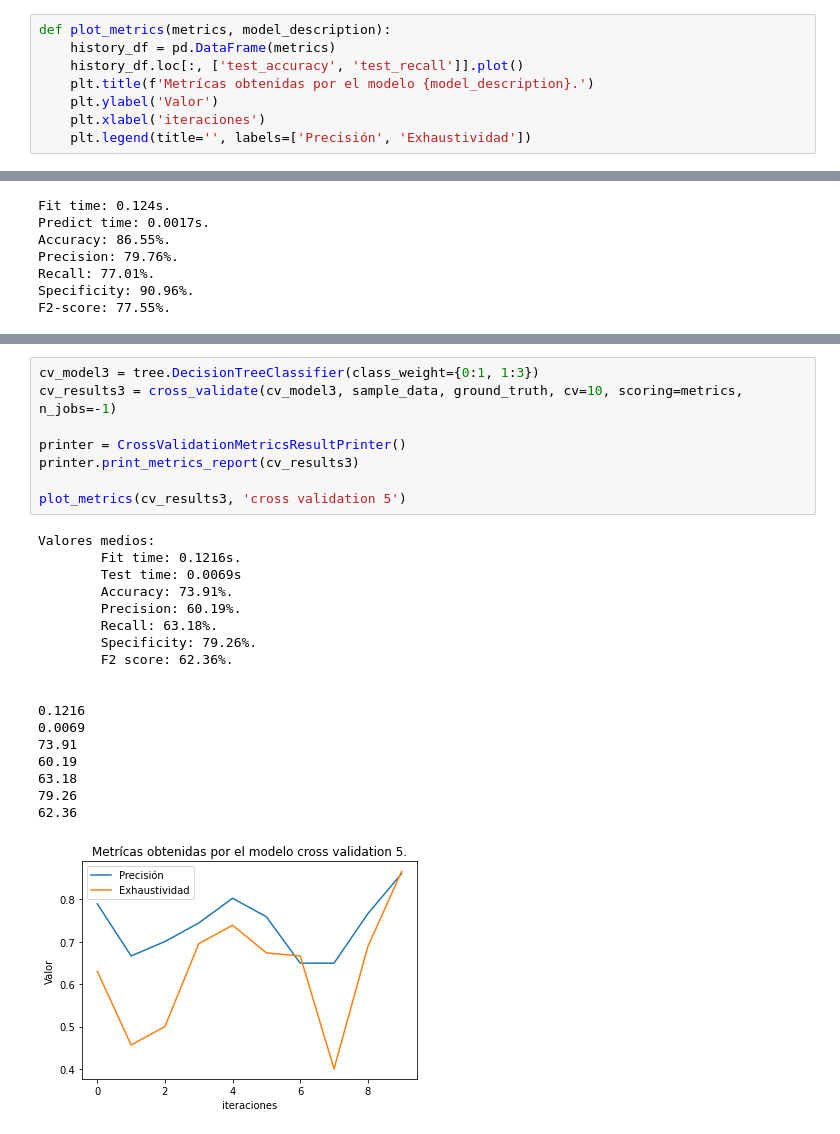
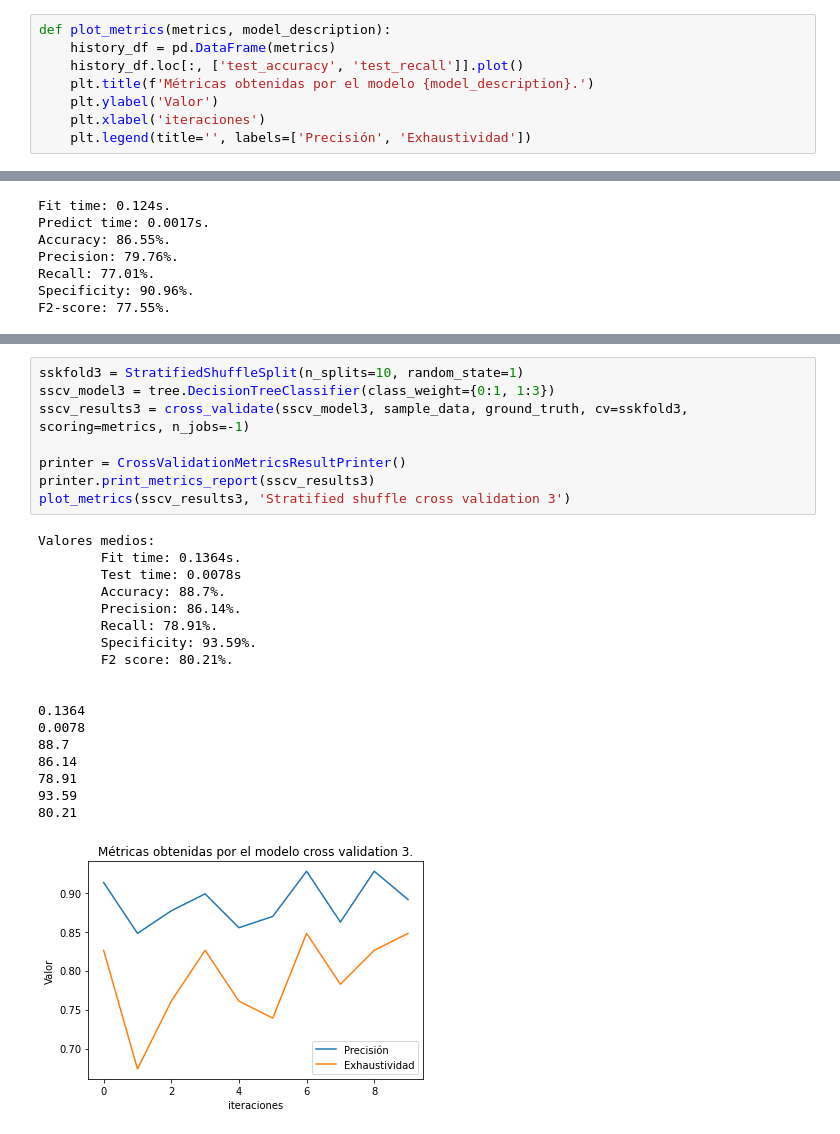
Before and after one commit to gusAGR/machine-learning-tfg, a Jupyter notebook: notebooks/Decision Tree.ipynb, the cells around one changed output, grey strips where cells are left out. Cells and saved outputs as stored; diff of their text form.

```diff
--- a/notebooks/Decision Tree.ipynb
+++ b/notebooks/Decision Tree.ipynb
@@ -21,7 +21,7 @@ from src.utils.my_metrics import accuracy_precision_recall_specifity_f2_score
 def plot_metrics(metrics, model_description):
     history_df = pd.DataFrame(metrics)
     history_df.loc[:, ['test_accuracy', 'test_recall']].plot()
-    plt.title(f'Metrícas obtenidas por el modelo {model_description}.')
+    plt.title(f'Métricas obtenidas por el modelo {model_description}.')
     plt.ylabel('Valor')
     plt.xlabel('iteraciones')
     plt.legend(title='', labels=['Precisión', 'Exhaustividad'])
@@ -136,27 +136,27 @@ Valores medios:
 # %%
-cv_model3 = tree.DecisionTreeClassifier(class_weight={0:1, 1:3})
-cv_results3 = cross_validate(cv_model3, sample_data, ground_truth, cv=10, scoring=metrics, n_jobs=-1)
+sskfold3 = StratifiedShuffleSplit(n_splits=10, random_state=1)
+sscv_model3 = tree.DecisionTreeClassifier(class_weight={0:1, 1:3})
+sscv_results3 = cross_validate(sscv_model3, sample_data, ground_truth, cv=sskfold3, scoring=metrics, n_jobs=-1)
 
 printer = CrossValidationMetricsResultPrinter()
-printer.print_metrics_report(cv_results3)
-
-plot_metrics(cv_results3, 'cross validation 5')
+printer.print_metrics_report(sscv_results3)
+plot_metrics(sscv_results3, 'Stratified shuffle cross validation 3')
 # %% [output]
 Valores medios:
-        Fit time: 0.1216s.
-        Test time: 0.0069s
-        Accuracy: 73.91%.
-        Precision: 60.19%.
-        Recall: 63.18%.
-        Specificity: 79.26%.
-        F2 score: 62.36%.
+        Fit time: 0.1364s.
+        Test time: 0.0078s
+        Accuracy: 88.7%.
+        Precision: 86.14%.
+        Recall: 78.91%.
+        Specificity: 93.59%.
+        F2 score: 80.21%.
 
 
-0.1216
-0.0069
-73.91
-60.19
-63.18
-79.26
-62.36
+0.1364
+0.0078
+88.7
+86.14
+78.91
+93.59
+80.21
-[figure, old version]
+[figure, new version]
```
Also changed, not shown: parts of 6 cells of this notebook, 8 other files.
